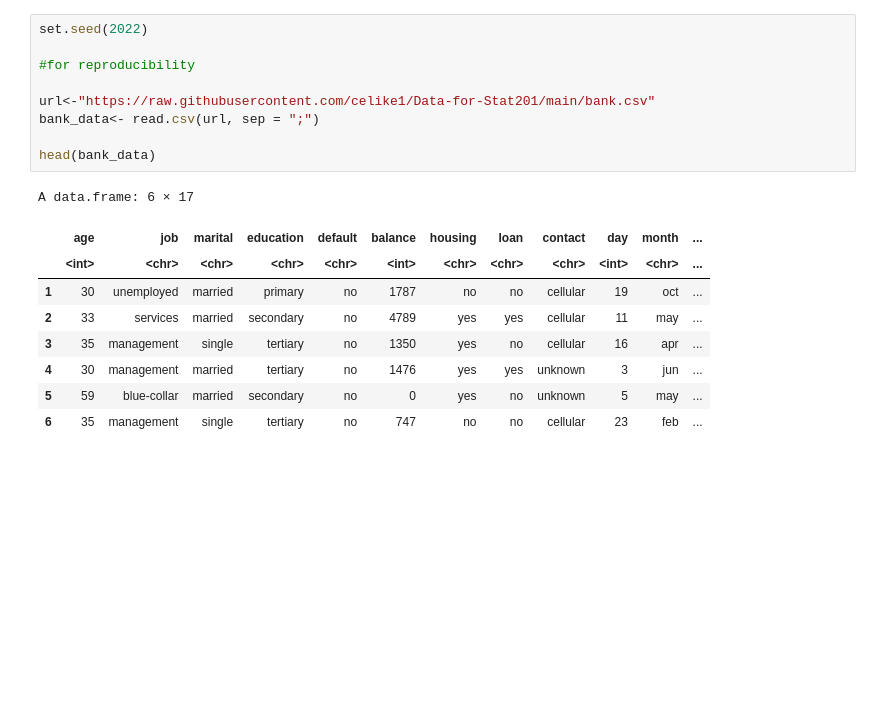
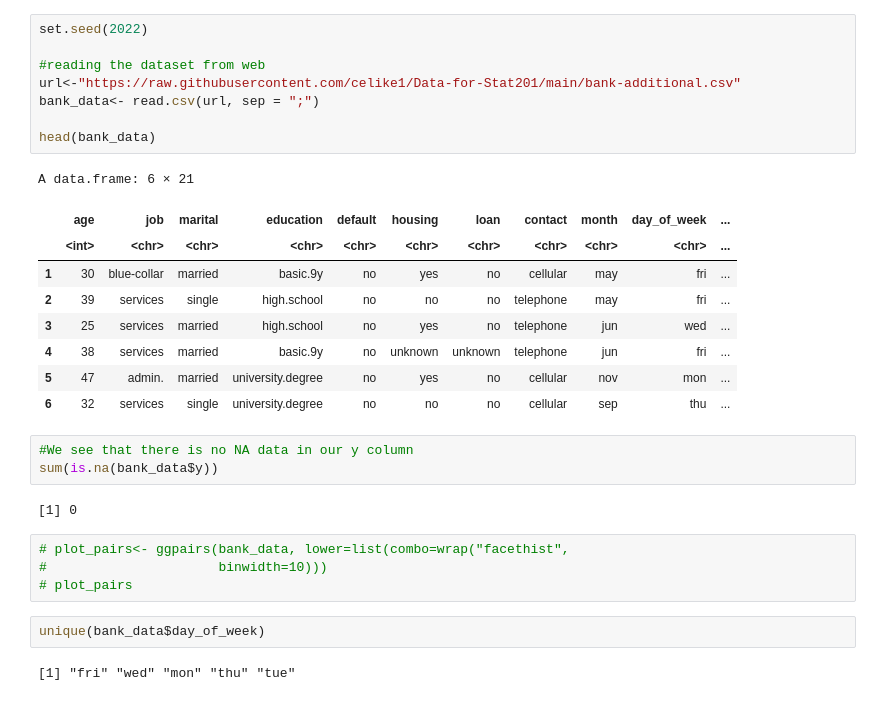
Before and after one commit to celike1/STAT201-Project, a Jupyter notebook: eda.ipynb, the cells around one changed output. Cells and saved outputs as stored; diff of their text form; blank space fills up the shorter version.

```diff
--- a/eda.ipynb
+++ b/eda.ipynb
@@ -12,19 +32,31 @@ options(repr.matrix.max.rows = 12)
 # %%
 set.seed(2022)
 
-#for reproducibility
-
-url<-"https://raw.githubusercontent.com/celike1/Data-for-Stat201/main/bank.csv"
+#reading the dataset from web
+url<-"https://raw.githubusercontent.com/celike1/Data-for-Stat201/main/bank-additional.csv"
 bank_data<- read.csv(url, sep = ";")
 
 head(bank_data)
 # %% [output]
-A data.frame: 6 × 17
+A data.frame: 6 × 21
-|  | age | job | marital | education | default | balance | housing | loan | contact | day | month | ... |
-|  | <int> | <chr> | <chr> | <chr> | <chr> | <int> | <chr> | <chr> | <chr> | <int> | <chr> | ... |
-| 1 | 30 | unemployed | married | primary | no | 1787 | no | no | cellular | 19 | oct | ... |
-| 2 | 33 | services | married | secondary | no | 4789 | yes | yes | cellular | 11 | may | ... |
-| 3 | 35 | management | single | tertiary | no | 1350 | yes | no | cellular | 16 | apr | ... |
-| 4 | 30 | management | married | tertiary | no | 1476 | yes | yes | unknown | 3 | jun | ... |
-| 5 | 59 | blue-collar | married | secondary | no | 0 | yes | no | unknown | 5 | may | ... |
-| 6 | 35 | management | single | tertiary | no | 747 | no | no | cellular | 23 | feb | ... |
+|  | age | job | marital | education | default | housing | loan | contact | month | day_of_week | ... |
+|  | <int> | <chr> | <chr> | <chr> | <chr> | <chr> | <chr> | <chr> | <chr> | <chr> | ... |
+| 1 | 30 | blue-collar | married | basic.9y | no | yes | no | cellular | may | fri | ... |
+| 2 | 39 | services | single | high.school | no | no | no | telephone | may | fri | ... |
+| 3 | 25 | services | married | high.school | no | yes | no | telephone | jun | wed | ... |
+| 4 | 38 | services | married | basic.9y | no | unknown | unknown | telephone | jun | fri | ... |
+| 5 | 47 | admin. | married | university.degree | no | yes | no | cellular | nov | mon | ... |
+| 6 | 32 | services | single | university.degree | no | no | no | cellular | sep | thu | ... |
+# %%
+#We see that there is no NA data in our y column
+sum(is.na(bank_data$y))
+# %% [output]
+[1] 0
+# %%
+# plot_pairs<- ggpairs(bank_data, lower=list(combo=wrap("facethist",
+#                      binwidth=10)))
+# plot_pairs
+# %%
+unique(bank_data$day_of_week)
+# %% [output]
+[1] "fri" "wed" "mon" "thu" "tue"
```
Also changed, not shown: parts of 14 cells of this notebook.
